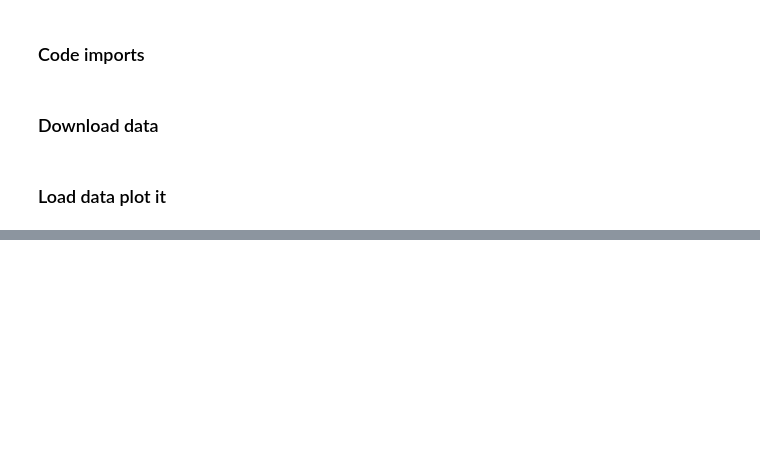
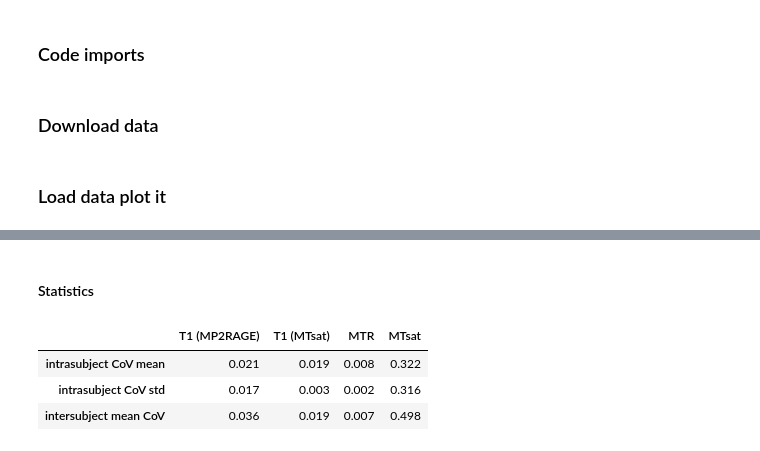
Before and after one commit to courtois-neuromod/anat-processing-book, a Jupyter notebook: source/1-brain-data.ipynb, the cells around one changed output, grey strips where cells are left out. Drawn from its saved outputs; the diff is of its cells as text; code cells hidden in the pictures; blank space fills up the shorter version.

Commit message:
Add initial implementation of statistics tables (#62)
* Add statistics for qMRI measures

* Add CSA statistics

```diff
--- a/source/1-brain-data.ipynb
+++ b/source/1-brain-data.ipynb
@@ -9,11 +9,18 @@ This section presents results of brain MRI data. Below are quantitative T1 value
 from IPython.display import clear_output
 from pathlib import Path
 import numpy as np
+
 import pandas as pd
+pd.set_option('display.max_rows', None)
+pd.set_option('display.max_columns', None)
+pd.set_option('display.width', 1000)
+pd.set_option('display.colheader_justify', 'center')
+pd.set_option('display.precision', 3)
 
 # Import custom tools
 from tools.data import Data
 from tools.plot import Plot
+from tools.stats import Stats
 # %% [markdown]
 ### Download data
 # %%
@@ -22,9 +29,6 @@ release_version = 'latest'
 
 dataset = Data(data_type)
 dataset.download(release_version)
-# %%
-dataset.load()
-print(dataset.extract_data('WM'))
 # %% [markdown]
 ### Load data plot it
 # %%
@@ -37,0 +44,13 @@ fig_gm.display('jupyter-book')
+# %% [markdown]
+#### Statistics
+# %%
+
+stats_wm = Stats(dataset)
+stats_wm.build_df('WM')
+stats_wm.build_stats_table()
+display(stats_wm.stats_table)
+# %% [output]
+|  | T1 (MP2RAGE) | T1 (MTsat) | MTR | MTsat |
+| intrasubject CoV mean | 0.021 | 0.019 | 0.008 | 0.322 |
+| intrasubject CoV std | 0.017 | 0.003 | 0.002 | 0.316 |
+| intersubject mean CoV | 0.036 | 0.019 | 0.007 | 0.498 |
```
Also changed, not shown: parts of 1 cell of this notebook, 3 other files.
